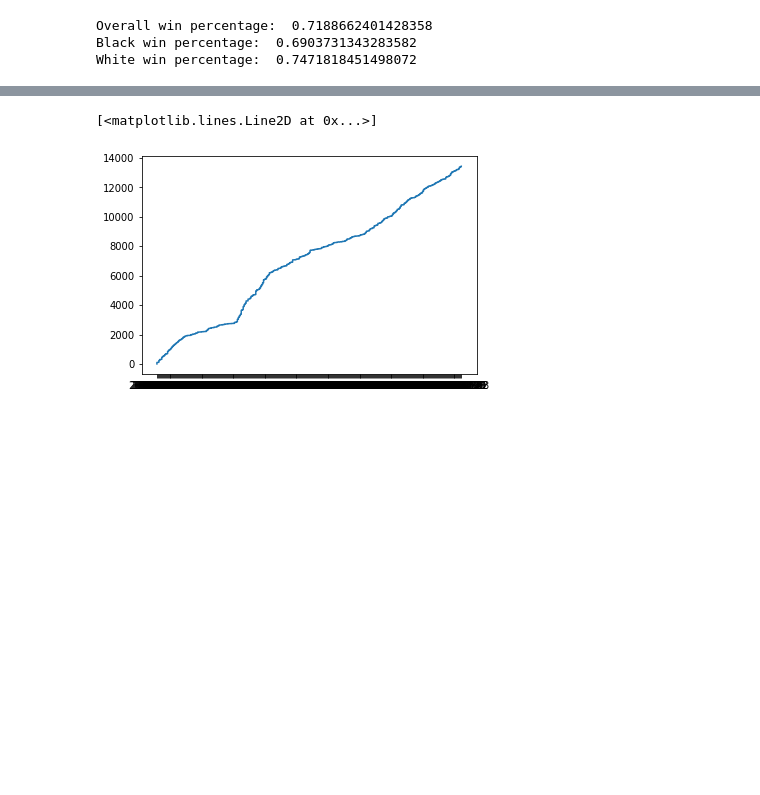
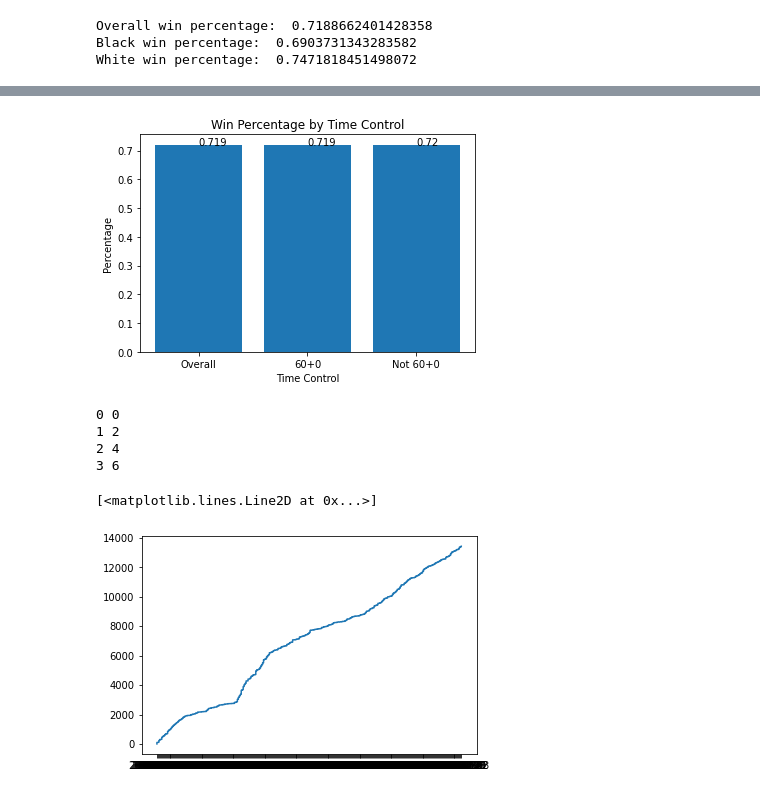
Before and after one commit to dealom/Magnus-Carlsen-Lichess-Games-Dataset-Analysis, a Jupyter notebook: Analysis.ipynb, the cells around one changed output, grey strips where cells are left out. Cells and saved outputs as stored; diff of their text form; code cells hidden in the pictures; blank space fills up the shorter version.

```diff
--- a/Analysis.ipynb
+++ b/Analysis.ipynb
@@ -61,0 +58,14 @@ Text(0, 0.5, 'Percentage')
+# %%
+# 85% of games are 60+0, 6% of games are 180+0 and other time controls are even lower, will change or remove
+x = ['Overall','60+0','Not 60+0']
+y = [winpercentage(cg.magnus_result.value_counts()),winpercentage(cg[cg.time_control=='60+0'].magnus_result.value_counts()),winpercentage(cg[cg.time_control!='60+0'].magnus_result.value_counts())]
+plt.bar(x,y)
+plt.title('Win Percentage by Time Control')
+plt.xlabel('Time Control')
+plt.ylabel('Percentage')
+for index, value in enumerate(y):
+    plt.text(index, value,
+             str(round(value,3)))
+plt.show()
+# %% [output]
+[figure, added]
@@ -62,3 +77,11 @@ Text(0, 0.5, 'Percentage')
+# %%
+for i,v in enumerate([0,2,4,6]):
+    print(i,v)
+# %% [output]
+0 0
+1 2
+2 4
+3 6
 # %%
 plt.plot(cg.utc_date,cg.index)
 # %% [output]
```
Also changed, not shown: parts of 10 cells of this notebook.
